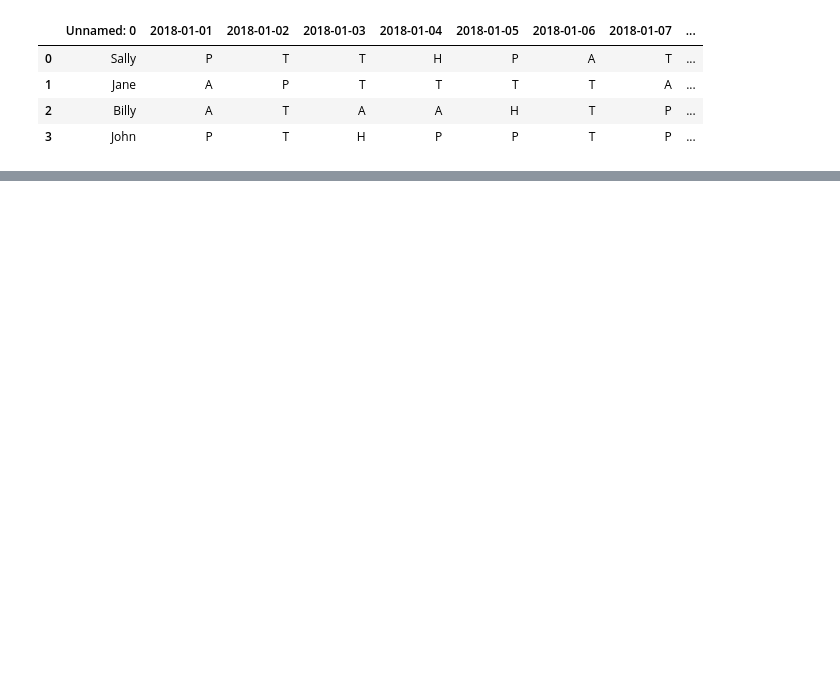
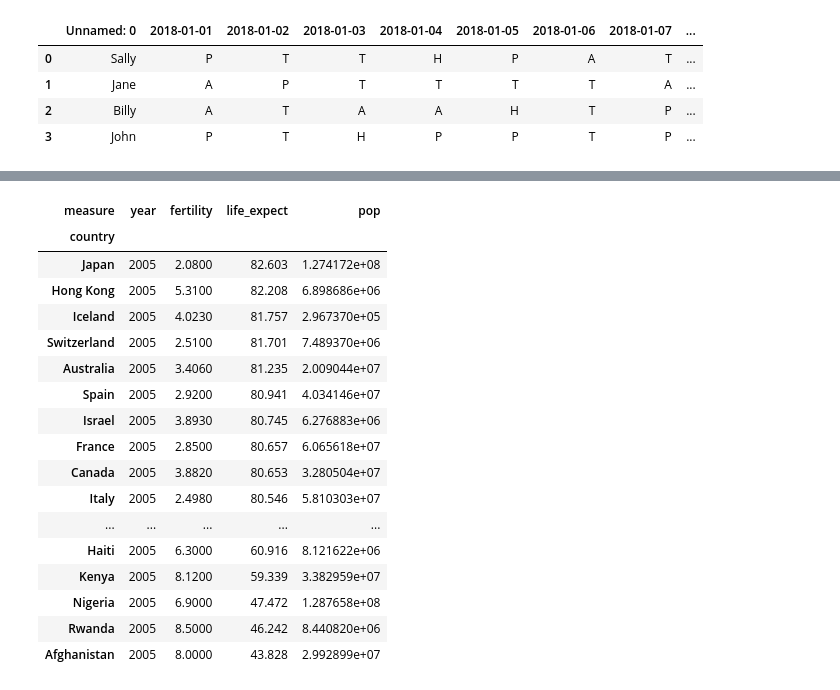
Before and after one commit to EmmanuelAzua/classification-exercises, a Jupyter notebook: tidy_data.ipynb, the cells around one changed output, grey strips where cells are left out. Cells and saved outputs as stored; diff of their text form; code cells hidden in the pictures; blank space fills up the shorter version.

```diff
--- a/tidy_data.ipynb
+++ b/tidy_data.ipynb
@@ -35,0 +462,3 @@ attendance
+# %%
+gapminder = pd.read_csv("untidy-data/gapminder1.csv")
+gapminder
@@ -35,0 +483,3 @@ attendance
+# %%
+gapminder = gapminder.pivot(index = ["country", "year"], columns = ["measure"], values = "measurement").reset_index()
+gapminder
@@ -35,0 +500,21 @@ attendance
+# %%
+gapminder.groupby(by = ["country"]).max().sort_values(by = "life_expect", ascending = False)
+# %% [output]
+| measure | year | fertility | life_expect | pop |
+| country |  |  |  |  |
+| Japan | 2005 | 2.0800 | 82.603 | 1.274172e+08 |
+| Hong Kong | 2005 | 5.3100 | 82.208 | 6.898686e+06 |
+| Iceland | 2005 | 4.0230 | 81.757 | 2.967370e+05 |
+| Switzerland | 2005 | 2.5100 | 81.701 | 7.489370e+06 |
+| Australia | 2005 | 3.4060 | 81.235 | 2.009044e+07 |
+| Spain | 2005 | 2.9200 | 80.941 | 4.034146e+07 |
+| Israel | 2005 | 3.8930 | 80.745 | 6.276883e+06 |
+| France | 2005 | 2.8500 | 80.657 | 6.065618e+07 |
+| Canada | 2005 | 3.8820 | 80.653 | 3.280504e+07 |
+| Italy | 2005 | 2.4980 | 80.546 | 5.810303e+07 |
+| ... | ... | ... | ... | ... |
+| Haiti | 2005 | 6.3000 | 60.916 | 8.121622e+06 |
+| Kenya | 2005 | 8.1200 | 59.339 | 3.382959e+07 |
+| Nigeria | 2005 | 6.9000 | 47.472 | 1.287658e+08 |
+| Rwanda | 2005 | 8.5000 | 46.242 | 8.440820e+06 |
+| Afghanistan | 2005 | 8.0000 | 43.828 | 2.992899e+07 |
```
Also changed, not shown: parts of 41 cells of this notebook, 5 other files.
